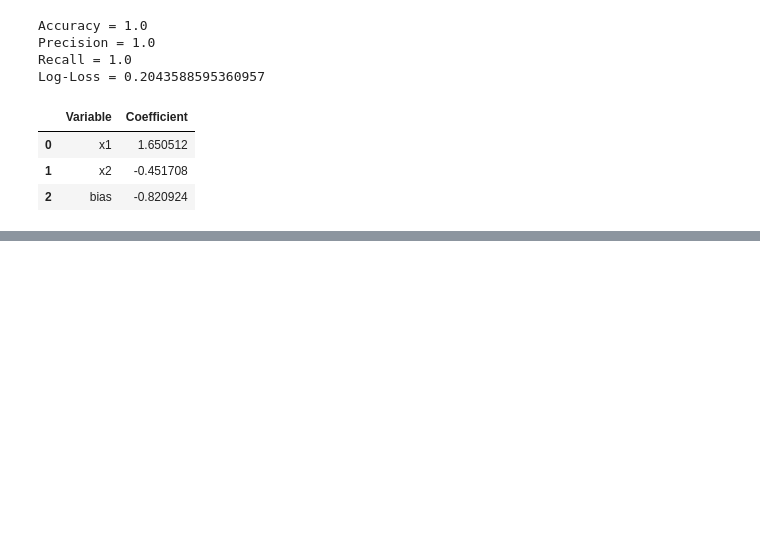
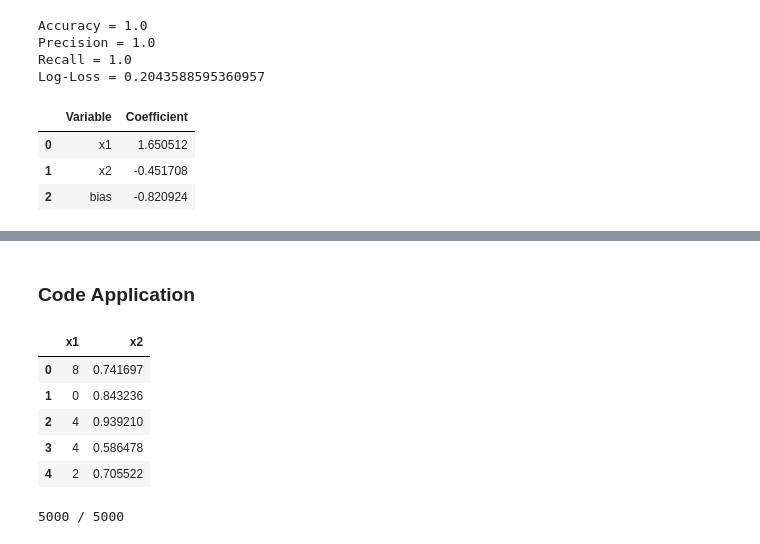
Before and after one commit to DomingoPC/ml-models, a Jupyter notebook: logistic-regression.ipynb, the cells around one changed output, grey strips where cells are left out. Drawn from its saved outputs; the diff is of its cells as text; code cells hidden in the pictures; blank space fills up the shorter version.

Commit message:
Multinomial Logistic Regression (first implementation)

```diff
--- a/logistic-regression.ipynb
+++ b/logistic-regression.ipynb
@@ -528,0 +497,16 @@ Log-Loss = 0.2043588595360957
+# %% [markdown]
+### Code Application
+# %%
+# Example Data
+N = 5000
+np.random.seed(33)
+y = np.random.randint(low=0, high=5, size=N) # <-- Multiple Categories (4)
+X = pd.DataFrame.from_dict({'x1': y * 2, 'x2': np.random.rand(N)})
+X.head()
+# %% [output]
+|  | x1 | x2 |
+| 0 | 8 | 0.741697 |
+| 1 | 0 | 0.843236 |
+| 2 | 4 | 0.939210 |
+| 3 | 4 | 0.586478 |
+| 4 | 2 | 0.705522 |
@@ -528,0 +643,10 @@ Log-Loss = 0.2043588595360957
+# %%
+multinomial = multinomial_logistic_regression(iterations=5000)
+multinomial.fit(X = X.values, y = y)
+pred = multinomial.predict(X)
+
+# Accuracy
+corrects = [1 if p == real else 0 for p,real in zip(pred, y)]
+print(f"{np.sum(corrects)} / {len(y)}")
+# %% [output]
+5000 / 5000
```
Also changed, not shown: parts of 21 cells of this notebook.
